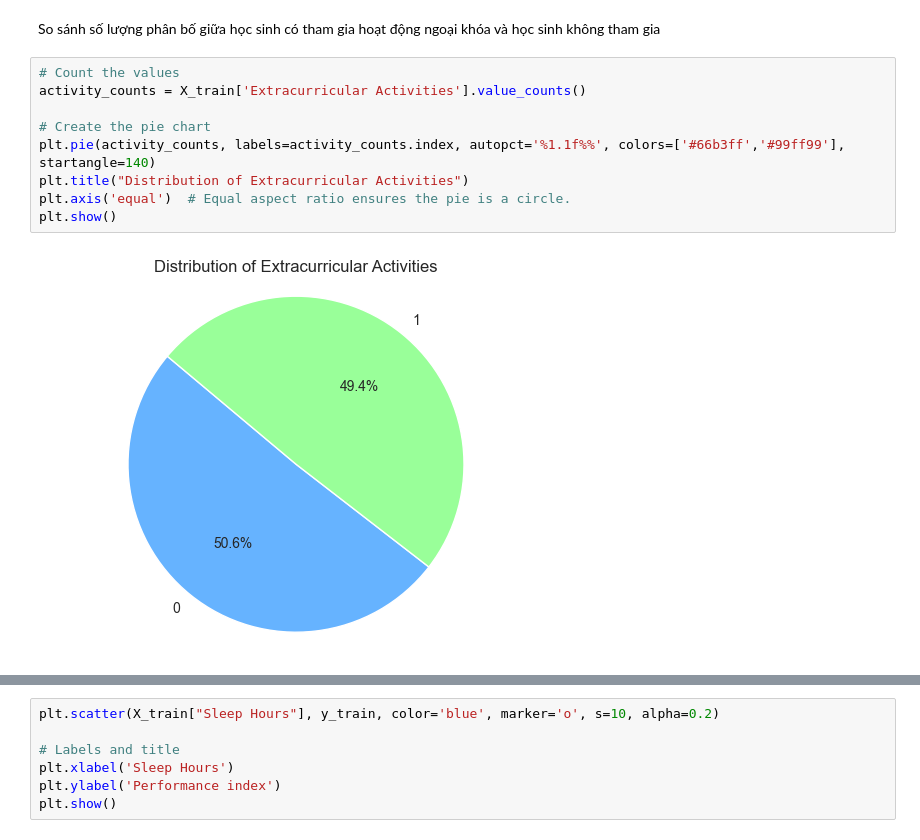
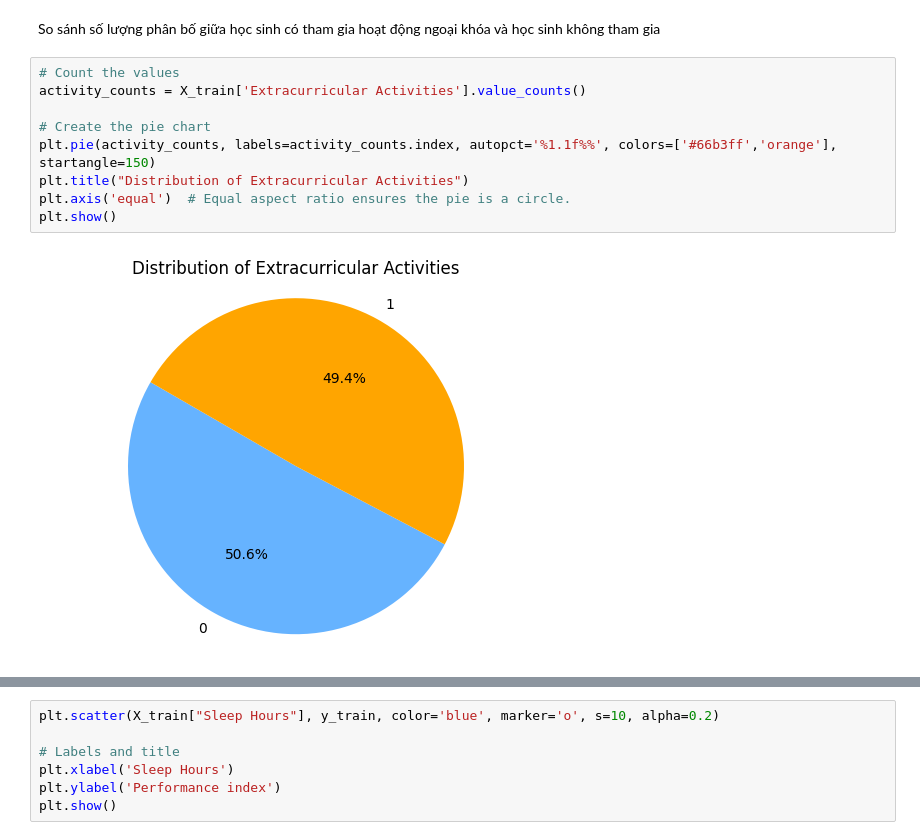
Before and after one commit to DinhXuanKhuong/Linear-Regression-using-Normal-Equation, a Jupyter notebook: P03.23127398.ipynb, the cells around one changed output, grey strips where cells are left out. Cells and saved outputs as stored; diff of their text form.

```diff
--- a/P03.23127398.ipynb
+++ b/P03.23127398.ipynb
@@ -253,14 +305,14 @@ So sánh số lượng phân bố giữa học sinh có tham gia hoạt động
 # %%
 # Count the values
 activity_counts = X_train['Extracurricular Activities'].value_counts()
 
 # Create the pie chart
-plt.pie(activity_counts, labels=activity_counts.index, autopct='%1.1f%%', colors=['#66b3ff','#99ff99'], startangle=140)
+plt.pie(activity_counts, labels=activity_counts.index, autopct='%1.1f%%', colors=['#66b3ff','orange'], startangle=150)
 plt.title("Distribution of Extracurricular Activities")
 plt.axis('equal')  # Equal aspect ratio ensures the pie is a circle.
 plt.show()
 # %% [output]
-[figure, old version]
+[figure, new version]
 # %%
 plt.scatter(X_train["Sample Question Papers Practiced"], y_train, color = "b", s = 10, alpha= 0.2)
 
```
Also changed, not shown: parts of 33 cells of this notebook, 1 other file.
